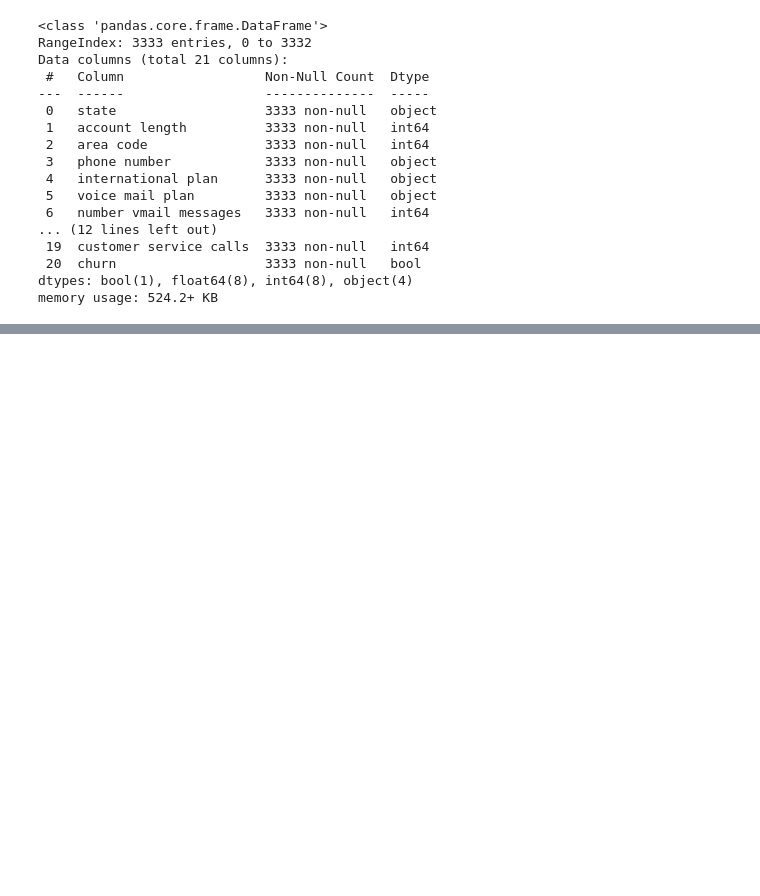
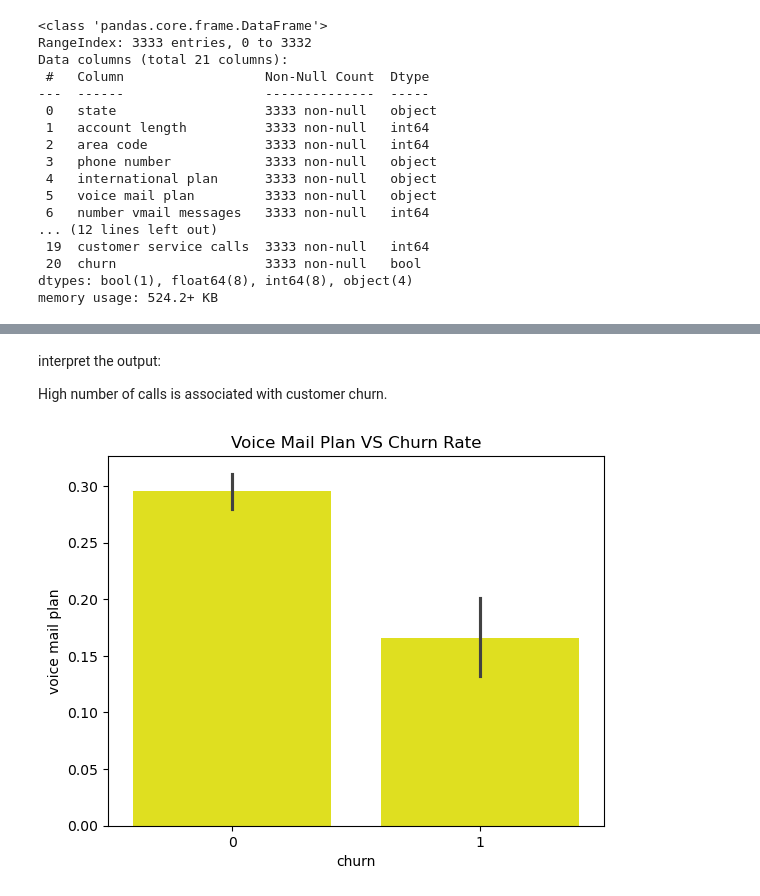
Before and after one commit to Bchacha-ds/K-Nearest-Neighbors, a Jupyter notebook: index.ipynb, the cells around one changed output, grey strips where cells are left out. Saved outputs shown, nothing was run; the diff lists cells and outputs as text; code cells hidden in the pictures; blank space fills up the shorter version.

```diff
--- a/index.ipynb
+++ b/index.ipynb
@@ -36,0 +173,18 @@ memory usage: 524.2+ KB
+# %% [markdown]
+interpret the output:
+
+High number of calls is associated with customer churn.
+# %%
+# Index(['state', 'account length', 'area code', 'phone number',
+#        'international plan', 'voice mail plan', 'number vmail messages',
+#        'total day minutes', 'total day calls', 'total day charge',
+#        'total eve minutes', 'total eve calls', 'total eve charge',
+#        'total night minutes', 'total night calls', 'total night charge',
+#        'total intl minutes', 'total intl calls', 'total intl charge',
+#        'customer service calls', 'churn'],
+#       dtype='object')
+sns.barplot(x='churn', y = 'voice mail plan', data=df_en, color='yellow')
+plt.title('Voice Mail Plan VS Churn Rate')
+plt.show()
+# %% [output]
+[figure, added]
```
Also changed, not shown: parts of 25 cells of this notebook.
